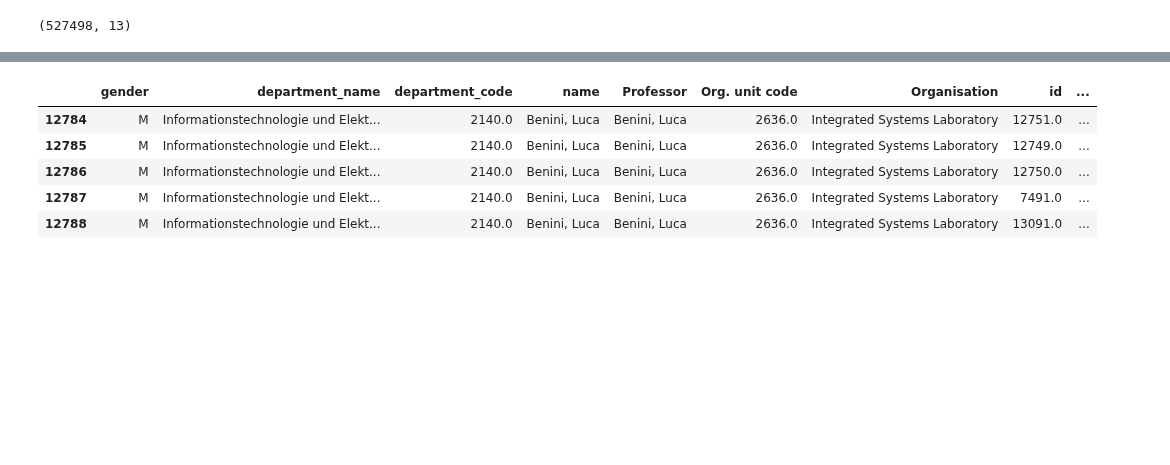
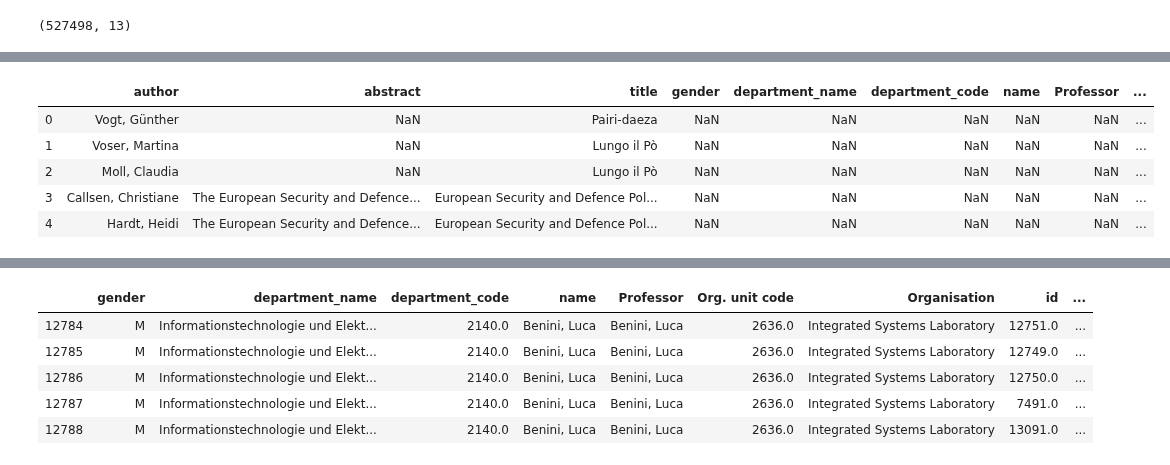
Before and after one commit to GiuliaLanzillotta/ETH_SEARCH, a Jupyter notebook: Data import.ipynb, the cells around one changed output, grey strips where cells are left out. Drawn from its saved outputs; the diff is of its cells as text; code cells hidden in the pictures; blank space fills up the shorter version.

```diff
--- a/Data import.ipynb
+++ b/Data import.ipynb
@@ -207,0 +360,10 @@ rc_m.shape
+# %%
+rc_m_test = research_data_f.merge(rc_m,how="outer",left_on=["author","title"],right_on=["author","title"])
+rc_m_test.head()
+# %% [output]
+|  | author | abstract | title | gender | department_name | department_code | name | Professor | ... |
+| 0 | Vogt, Günther | NaN | Pairi-daeza | NaN | NaN | NaN | NaN | NaN | ... |
+| 1 | Voser, Martina | NaN | Lungo il Pò | NaN | NaN | NaN | NaN | NaN | ... |
+| 2 | Moll, Claudia | NaN | Lungo il Pò | NaN | NaN | NaN | NaN | NaN | ... |
+| 3 | Callsen, Christiane | The European Security and Defence... | European Security and Defence Pol... | NaN | NaN | NaN | NaN | NaN | ... |
+| 4 | Hardt, Heidi | The European Security and Defence... | European Security and Defence Pol... | NaN | NaN | NaN | NaN | NaN | ... |
```
Also changed, not shown: parts of 24 cells of this notebook.
